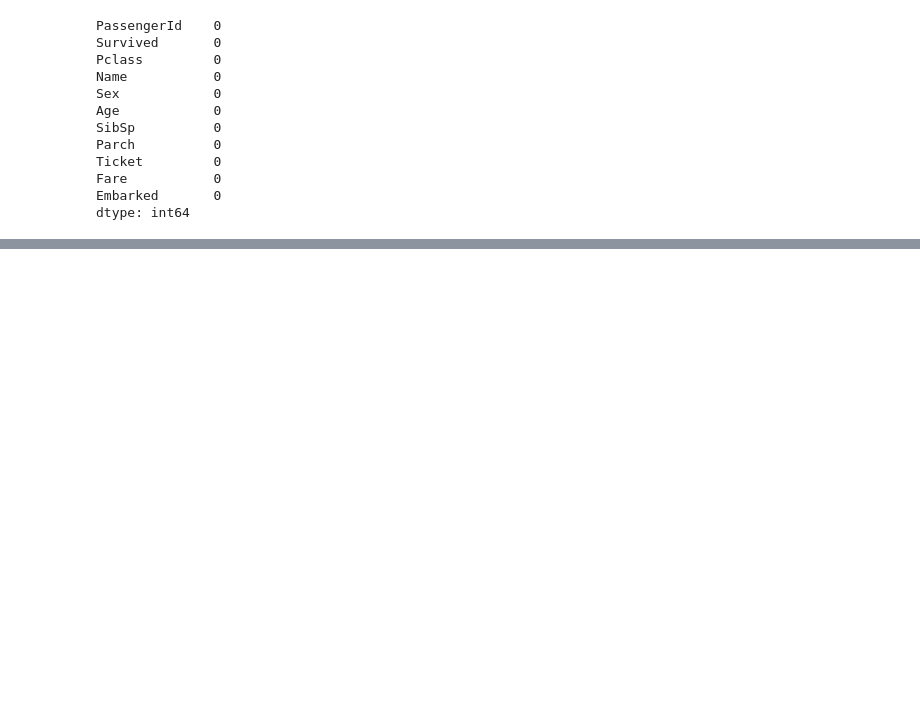
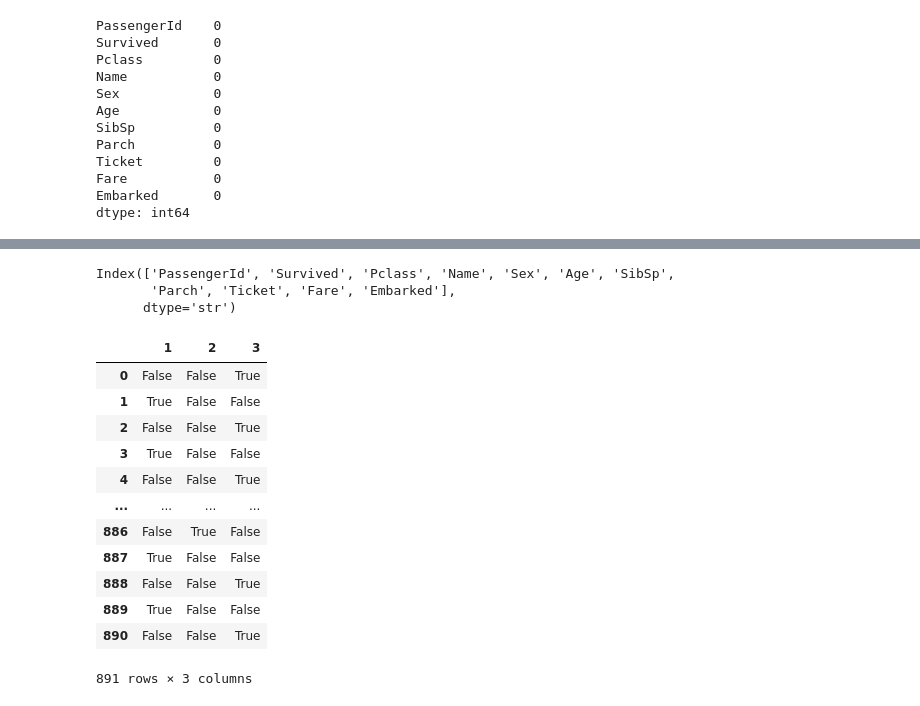
Before and after one commit to modhini-08/SAHE_2026_Workshop, a Jupyter notebook: EDA_caseStudy.ipynb, the cells around one changed output, grey strips where cells are left out. Cells and saved outputs as stored; diff of their text form; code cells hidden in the pictures; blank space fills up the shorter version.

```diff
--- a/EDA_caseStudy.ipynb
+++ b/EDA_caseStudy.ipynb
@@ -430,0 +447,26 @@ dtype: int64
+# %%
+#Feature Enginnering--> Feature Encoding(It is the process of converting  categorical values into numerical)
+#in above case we have Sex,pclass,embarked
+data.columns
+# %% [output]
+Index(['PassengerId', 'Survived', 'Pclass', 'Name', 'Sex', 'Age', 'SibSp',
+       'Parch', 'Ticket', 'Fare', 'Embarked'],
+      dtype='str')
+# %%
+#get_dummies()
+Pclass = pd.get_dummies(data['Pclass'])
+Pclass
+# %% [output]
+|  | 1 | 2 | 3 |
+| 0 | False | False | True |
+| 1 | True | False | False |
+| 2 | False | False | True |
+| 3 | True | False | False |
+| 4 | False | False | True |
+| ... | ... | ... | ... |
+| 886 | False | True | False |
+| 887 | True | False | False |
+| 888 | False | False | True |
+| 889 | True | False | False |
+| 890 | False | False | True |
+891 rows × 3 columns
```
Also changed, not shown: parts of 8 cells of this notebook.
